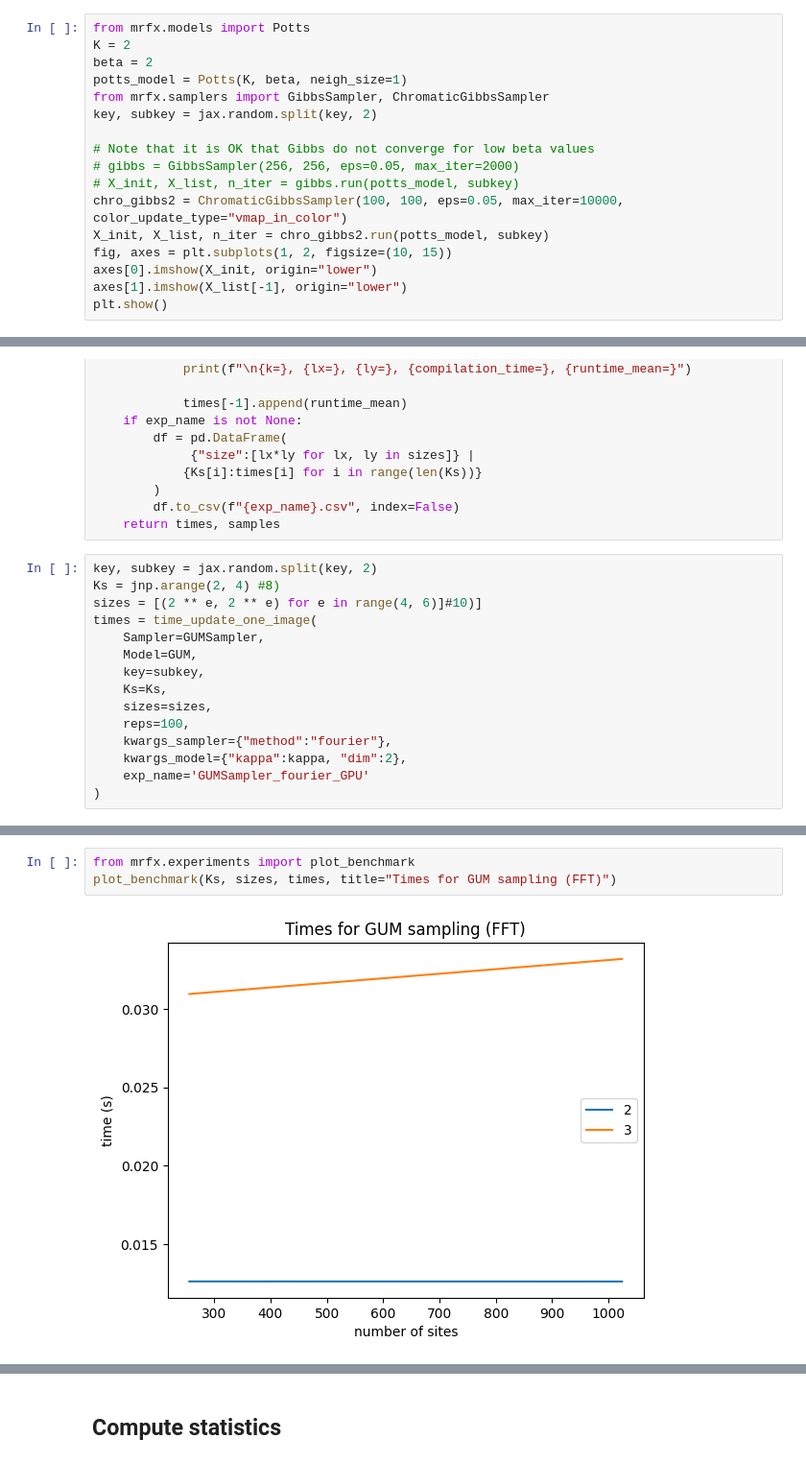
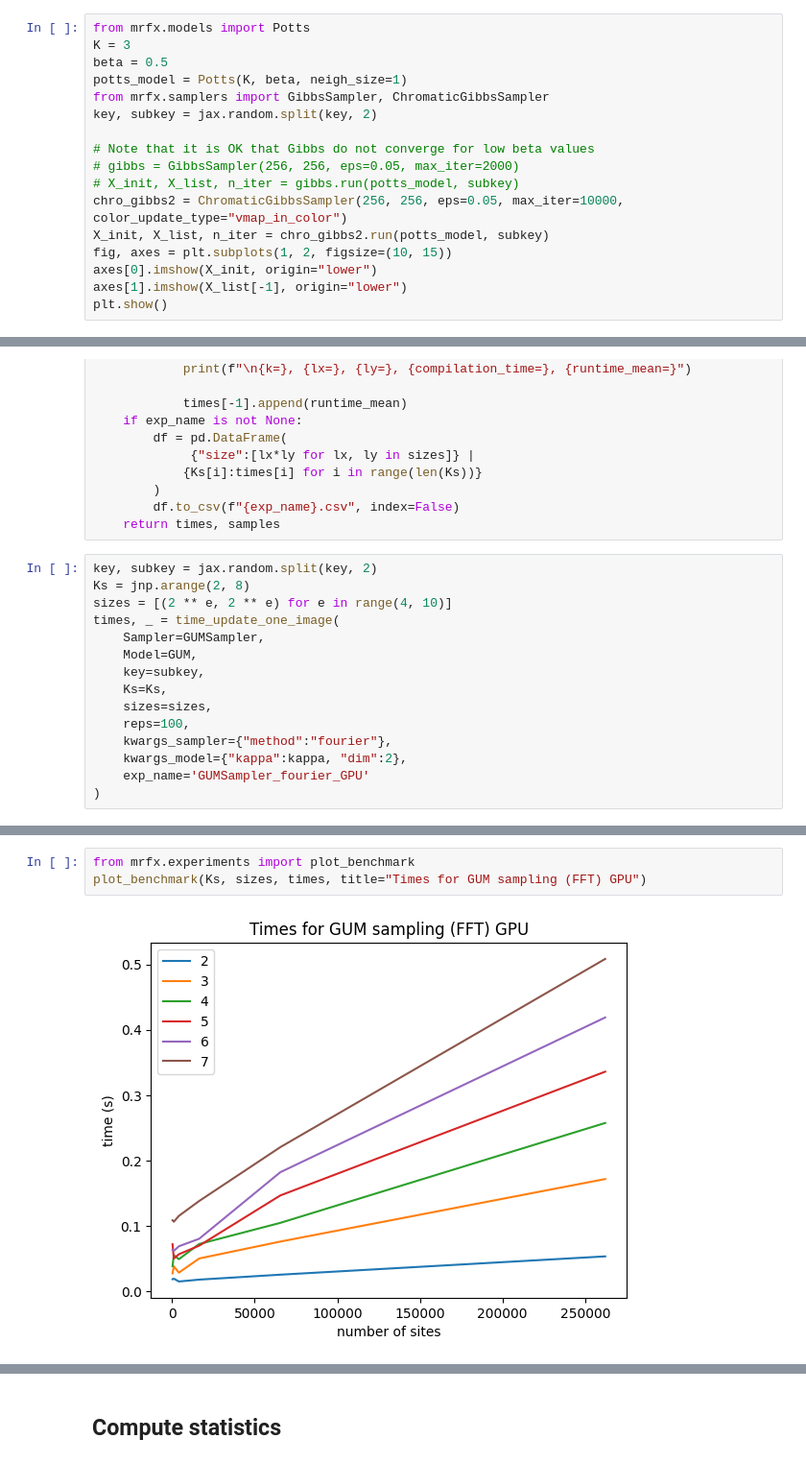
Before and after one commit to HGangloff/mrfx, a Jupyter notebook: notebooks/gums.ipynb, the cells around one changed output, grey strips where cells are left out. Shown at 96% size. Saved outputs shown, nothing was run; the diff lists cells and outputs as text.

```diff
--- a/notebooks/gums.ipynb
+++ b/notebooks/gums.ipynb
@@ -62,8 +62,8 @@ plt.show()
 # print(alpha)
 # %%
 from mrfx.models import Potts
-K = 2
-beta = 2
+K = 3
+beta = 0.5
 potts_model = Potts(K, beta, neigh_size=1)
 from mrfx.samplers import GibbsSampler, ChromaticGibbsSampler
 key, subkey = jax.random.split(key, 2)
@@ -71,7 +71,7 @@ key, subkey = jax.random.split(key, 2)
 # Note that it is OK that Gibbs do not converge for low beta values
 # gibbs = GibbsSampler(256, 256, eps=0.05, max_iter=2000)
 # X_init, X_list, n_iter = gibbs.run(potts_model, subkey)
-chro_gibbs2 = ChromaticGibbsSampler(100, 100, eps=0.05, max_iter=10000, color_update_type="vmap_in_color")
+chro_gibbs2 = ChromaticGibbsSampler(256, 256, eps=0.05, max_iter=10000, color_update_type="vmap_in_color")
 X_init, X_list, n_iter = chro_gibbs2.run(potts_model, subkey)
 fig, axes = plt.subplots(1, 2, figsize=(10, 15))
 axes[0].imshow(X_init, origin="lower")
@@ -184,9 +184,9 @@ def time_update_one_image(
     return times, samples
 # %%
 key, subkey = jax.random.split(key, 2)
-Ks = jnp.arange(2, 4) #8)
-sizes = [(2 ** e, 2 ** e) for e in range(4, 6)]#10)]
-times = time_update_one_image(
+Ks = jnp.arange(2, 8)
+sizes = [(2 ** e, 2 ** e) for e in range(4, 10)]
+times, _ = time_update_one_image(
     Sampler=GUMSampler,
     Model=GUM,
     key=subkey,
@@ -207,8 +218,8 @@ KeyboardInterrupt:
 # %%
 from mrfx.experiments import plot_benchmark
-plot_benchmark(Ks, sizes, times, title="Times for GUM sampling (FFT)")
+plot_benchmark(Ks, sizes, times, title="Times for GUM sampling (FFT) GPU")
 # %% [output]
-[figure, old version]
+[figure, new version]
 # %%
 key, subkey = jax.random.split(key, 2)
 Ks = jnp.arange(2, 8)
```
Also changed, not shown: parts of 15 cells of this notebook, 1 other file.
